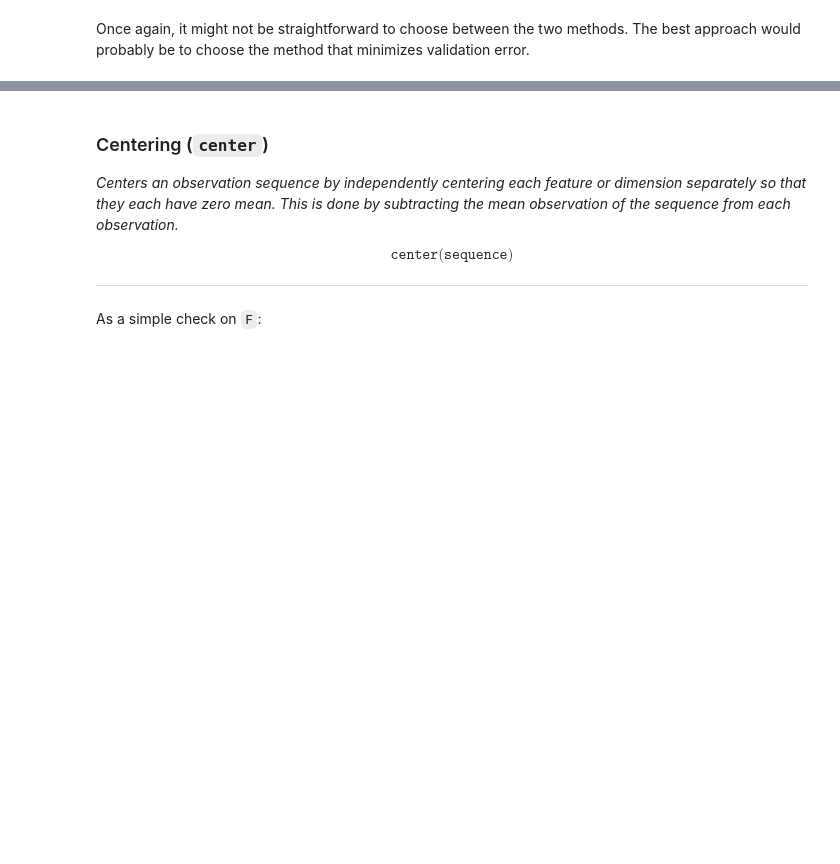
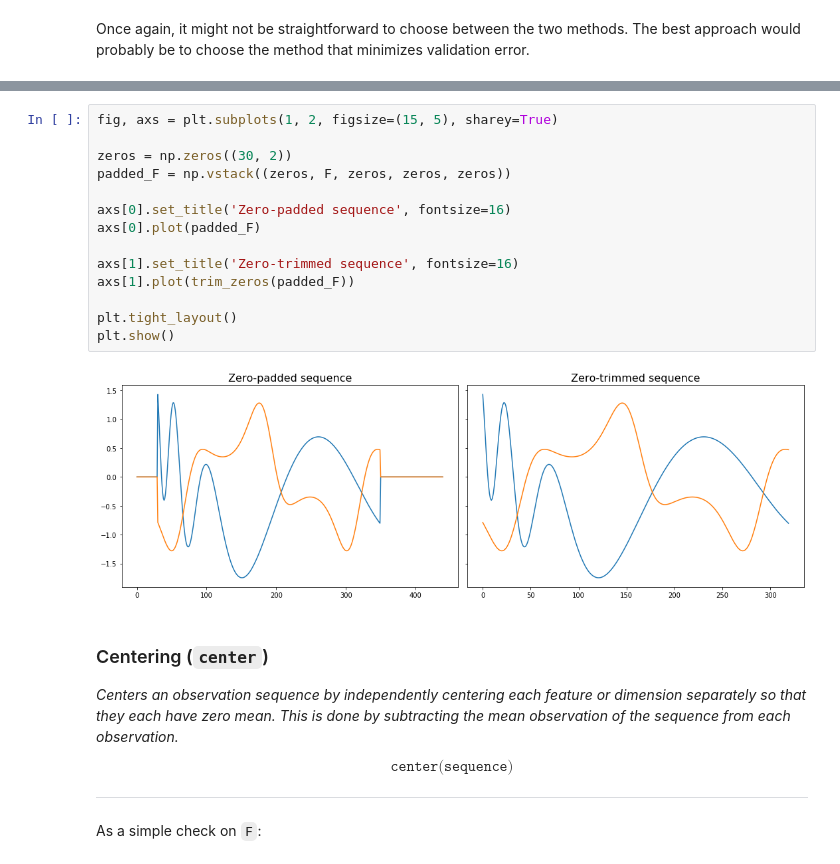
Before and after one commit to eonu/sequentia, a Jupyter notebook: notebooks/2 - Preprocessing (Tutorial).ipynb, the cells around one changed output, grey strips where cells are left out. Cells and saved outputs as stored; diff of their text form; blank space fills up the shorter version.

```diff
--- a/notebooks/2 - Preprocessing (Tutorial).ipynb
+++ b/notebooks/2 - Preprocessing (Tutorial).ipynb
@@ -165,3 +182,19 @@ Once again, it might not be straightforward to choose between the two methods. T
+# %%
+fig, axs = plt.subplots(1, 2, figsize=(15, 5), sharey=True)
+
+zeros = np.zeros((30, 2))
+padded_F = np.vstack((zeros, F, zeros, zeros, zeros))
+
+axs[0].set_title('Zero-padded sequence', fontsize=16)
+axs[0].plot(padded_F)
+
+axs[1].set_title('Zero-trimmed sequence', fontsize=16)
+axs[1].plot(trim_zeros(padded_F))
+
+plt.tight_layout()
+plt.show()
+# %% [output]
+[figure, added]
 # %% [markdown]
 ### Centering (`center`)
 
```
Also changed, not shown: parts of 7 cells of this notebook, 11 other files.
